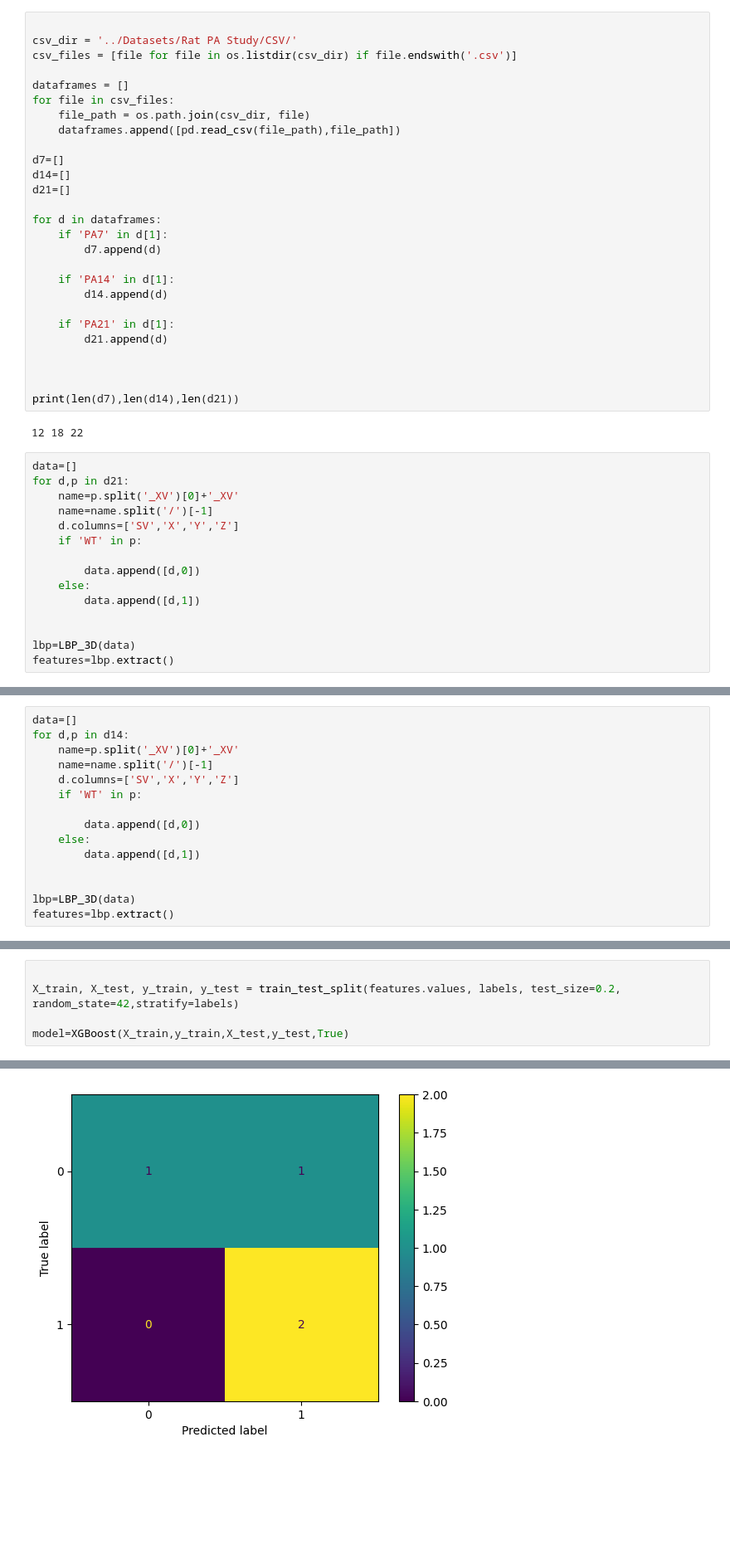
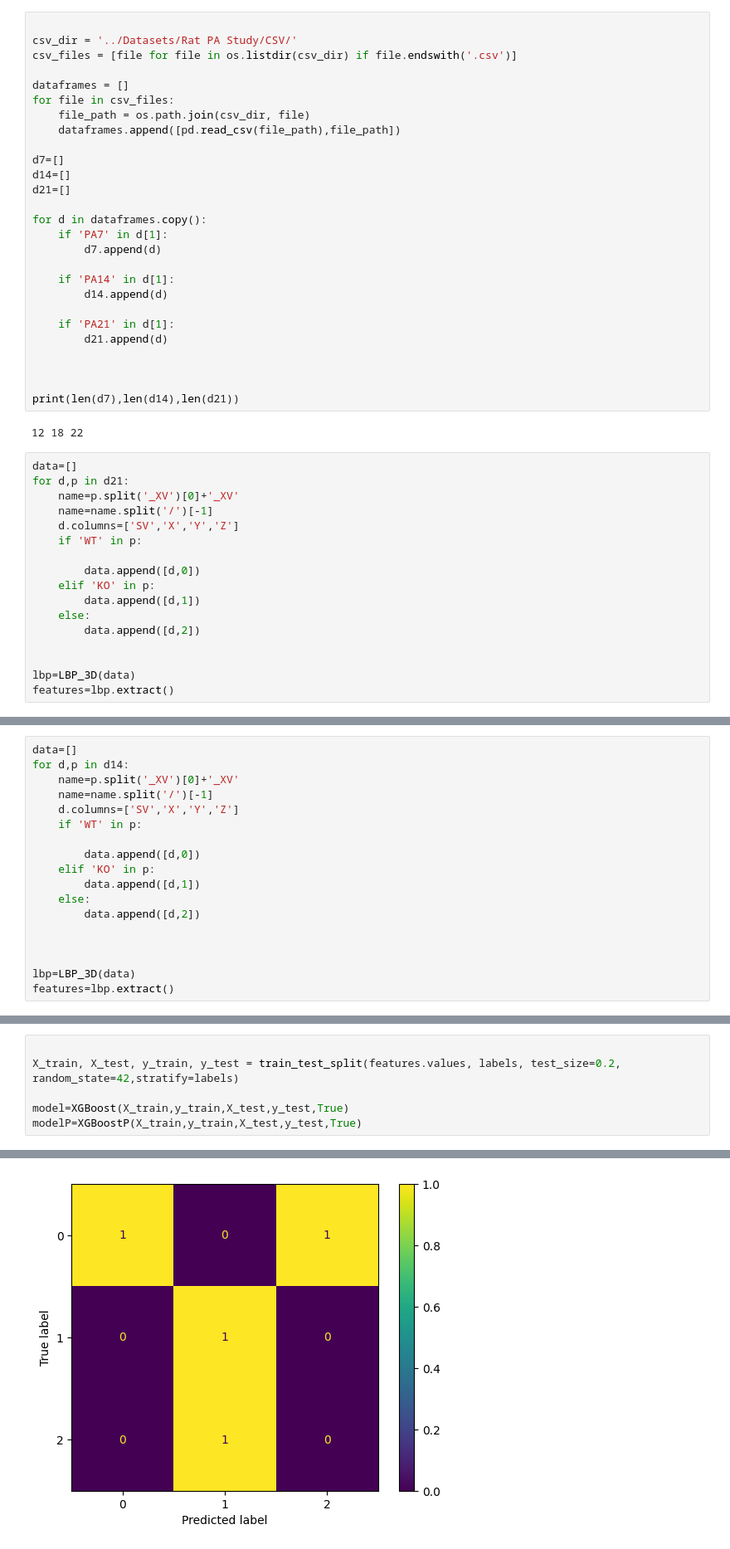
Before and after one commit to Adelaide-ReXIL/XV_prelim, a Jupyter notebook: Code/PA_test.ipynb, the cells around one changed output, grey strips where cells are left out. Shown: that part at 83% size. Cells and saved outputs as stored; diff of their text form; blank space fills up the shorter version.

```diff
--- a/Code/PA_test.ipynb
+++ b/Code/PA_test.ipynb
@@ -128,7 +190,7 @@ d7=[]
 d14=[]
 d21=[]
 
-for d in dataframes:
+for d in dataframes.copy():
     if 'PA7' in d[1]:
         d7.append(d)
 
@@ -152,8 +214,10 @@ for d,p in d21:
     if 'WT' in p:
 
         data.append([d,0])
+    elif 'KO' in p:
+        data.append([d,1])
     else:
-        data.append([d,1])
+        data.append([d,2])
 
 
 lbp=LBP_3D(data)
@@ -215,8 +289,11 @@ for d,p in d14:
     if 'WT' in p:
 
         data.append([d,0])
+    elif 'KO' in p:
+        data.append([d,1])
     else:
-        data.append([d,1])
+        data.append([d,2])
+
 
 
 lbp=LBP_3D(data)
@@ -258,4 +352,5 @@ features.fillna(0,inplace=True)
 X_train, X_test, y_train, y_test = train_test_split(features.values, labels, test_size=0.2, random_state=42,stratify=labels)
 
 model=XGBoost(X_train,y_train,X_test,y_test,True)
+modelP=XGBoostP(X_train,y_train,X_test,y_test,True)
 # %% [output]
@@ -271 +372 @@ weighted avg       0.83      0.75      0.73         4
-[figure, old version]
+[figure, new version]
```
Also changed, not shown: parts of 26 cells of this notebook, 7 other files.
